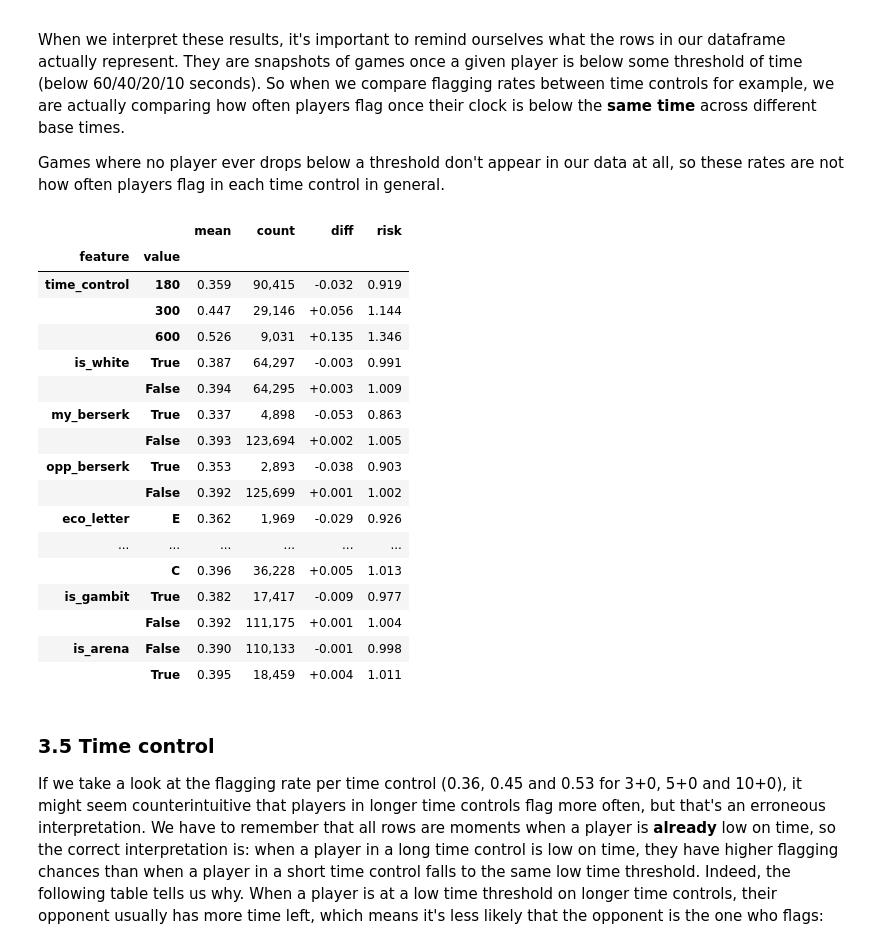
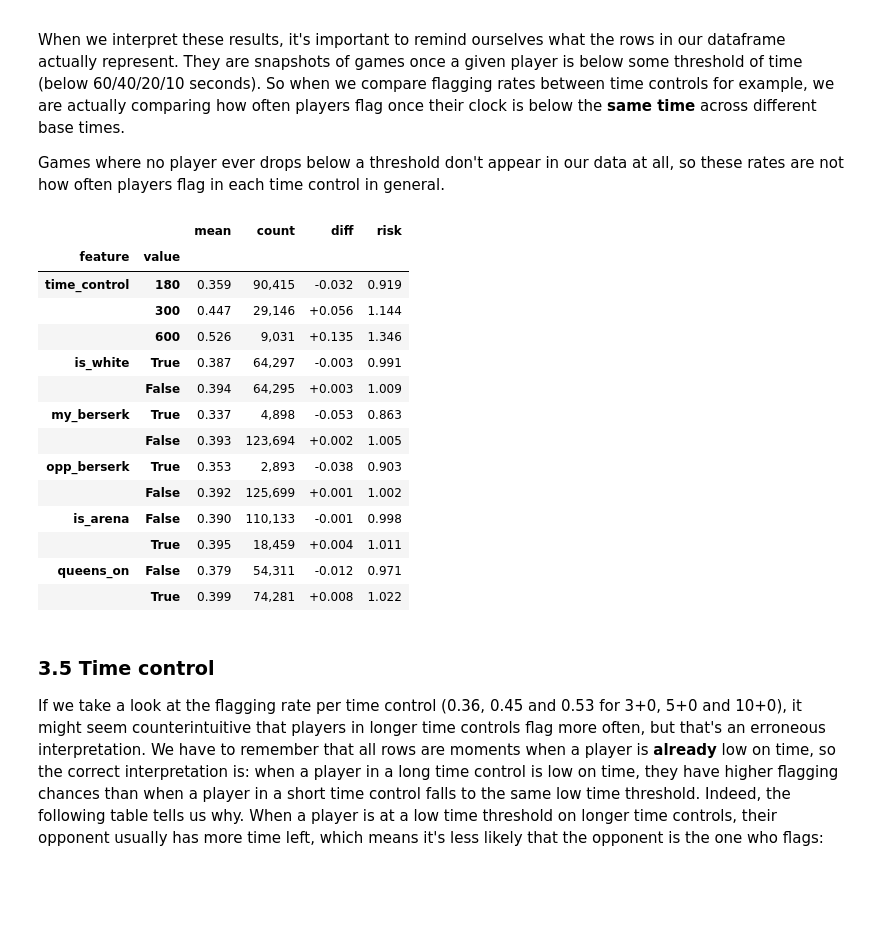
Before and after one commit to HighFlip/lichess-flag-prediction, a Jupyter notebook: notebook.ipynb, the cells around one changed output. Cells and saved outputs as stored; diff of their text form; code cells hidden in the pictures; blank space fills up the shorter version.

```diff
--- a/notebook.ipynb
+++ b/notebook.ipynb
@@ -67,9 +69,6 @@ df["my_clock_frac"] = df["my_clock"] / df["time_control"]
 df["opp_clock_frac"] = df["opp_clock"] / df["time_control"]
 df["rating_diff"] = df["my_rating"] - df["opp_rating"]
 df["material_diff"] = df["my_material"] - df["opp_material"]
-df["eco_letter"] = df["eco"].str[0]
-df["opening_family"] = df["opening"].str.split(":").str[0] # "Family: Variation, Subvariation"
-df["is_gambit"] = df["opening"].str.contains("Gambit")
 df["is_arena"] = df["event"].str.contains("tournament") # "tournament" = arena, swiss events say "swiss"
 
 # categorical: each time control is its own kind of game (done last, the frac features above need it as a number)
@@ -110,4 +76 @@ plt.show()
-# %%
-top_families = df["opening_family"].value_counts().head(N_FAMILIES).index
-df["opening_family"] = df["opening_family"].where(df["opening_family"].isin(top_families), "Other")
 # %% [markdown]
@@ -189,9 +153,10 @@ We treat `time_control` as categorical even though it's a number. Its order and
 num_cols = ["threshold", "ply", "my_clock", "opp_clock", "my_rating",
             "opp_rating", "my_material", "opp_material", "clock_diff",
             "clock_ratio", "my_clock_frac", "opp_clock_frac", "rating_diff",
-            "material_diff"]
-cat_cols = ["time_control", "is_white", "my_berserk", "opp_berserk", "eco_letter",
-            "opening_family", "is_gambit", "is_arena"]
+            "material_diff", "my_avg_move_time", "opp_avg_move_time",
+            "n_pieces"]
+cat_cols = ["time_control", "is_white", "my_berserk", "opp_berserk", "is_arena",
+            "queens_on"]
 target   = ["flagged"]
 # %% [markdown]
 ### 3.2 Ranges of values
@@ -252,45 +215,39 @@ groups = []
 for col in cat_cols:
     df_group = df_full_train.groupby(col).flagged.agg(["mean", "count"])
     df_group["diff"] = df_group["mean"] - global_rate
     df_group["risk"] = df_group["mean"] / global_rate
     df_group.index = df_group.index.astype(str) # bools, ints and strings in one index
     groups.append(df_group.sort_values("risk"))
 
 risk_table = pd.concat(groups, keys=cat_cols, names=["feature", "value"])
 
 risk_format = {"mean": "{:.3f}", "count": "{:,}", "diff": "{:+.3f}", "risk": "{:.3f}"}
 
-# opening_family has its own table further down
-shown = risk_table.drop("opening_family", level="feature")
-
 # a line above the first row of each feature
-is_first = ~shown.index.get_level_values("feature").duplicated()
+is_first = ~risk_table.index.get_level_values("feature").duplicated()
 line = np.where(is_first, "border-top: 2px solid gray", "")
 
-(shown.style
+(risk_table.style
     .format(risk_format)
     .background_gradient(subset=["risk"], cmap="RdBu_r", vmin=0.7, vmax=1.3)
     .apply(lambda col: line)          # line on the data cells
     .apply_index(lambda idx: line))   # line on the index cells
 # %% [output]
 |  |  | mean | count | diff | risk |
 | feature | value |  |  |  |  |
 | time_control | 180 | 0.359 | 90,415 | -0.032 | 0.919 |
 |  | 300 | 0.447 | 29,146 | +0.056 | 1.144 |
 |  | 600 | 0.526 | 9,031 | +0.135 | 1.346 |
 | is_white | True | 0.387 | 64,297 | -0.003 | 0.991 |
 |  | False | 0.394 | 64,295 | +0.003 | 1.009 |
 | my_berserk | True | 0.337 | 4,898 | -0.053 | 0.863 |
 |  | False | 0.393 | 123,694 | +0.002 | 1.005 |
 | opp_berserk | True | 0.353 | 2,893 | -0.038 | 0.903 |
 |  | False | 0.392 | 125,699 | +0.001 | 1.002 |
-| eco_letter | E | 0.362 | 1,969 | -0.029 | 0.926 |
-| ... | ... | ... | ... | ... | ... |
-|  | C | 0.396 | 36,228 | +0.005 | 1.013 |
-| is_gambit | True | 0.382 | 17,417 | -0.009 | 0.977 |
-|  | False | 0.392 | 111,175 | +0.001 | 1.004 |
 | is_arena | False | 0.390 | 110,133 | -0.001 | 0.998 |
 |  | True | 0.395 | 18,459 | +0.004 | 1.011 |
+| queens_on | False | 0.379 | 54,311 | -0.012 | 0.971 |
+|  | True | 0.399 | 74,281 | +0.008 | 1.022 |
 # %% [markdown]
 ### 3.5 Time control
 
```
Also changed, not shown: parts of 40 cells of this notebook.
